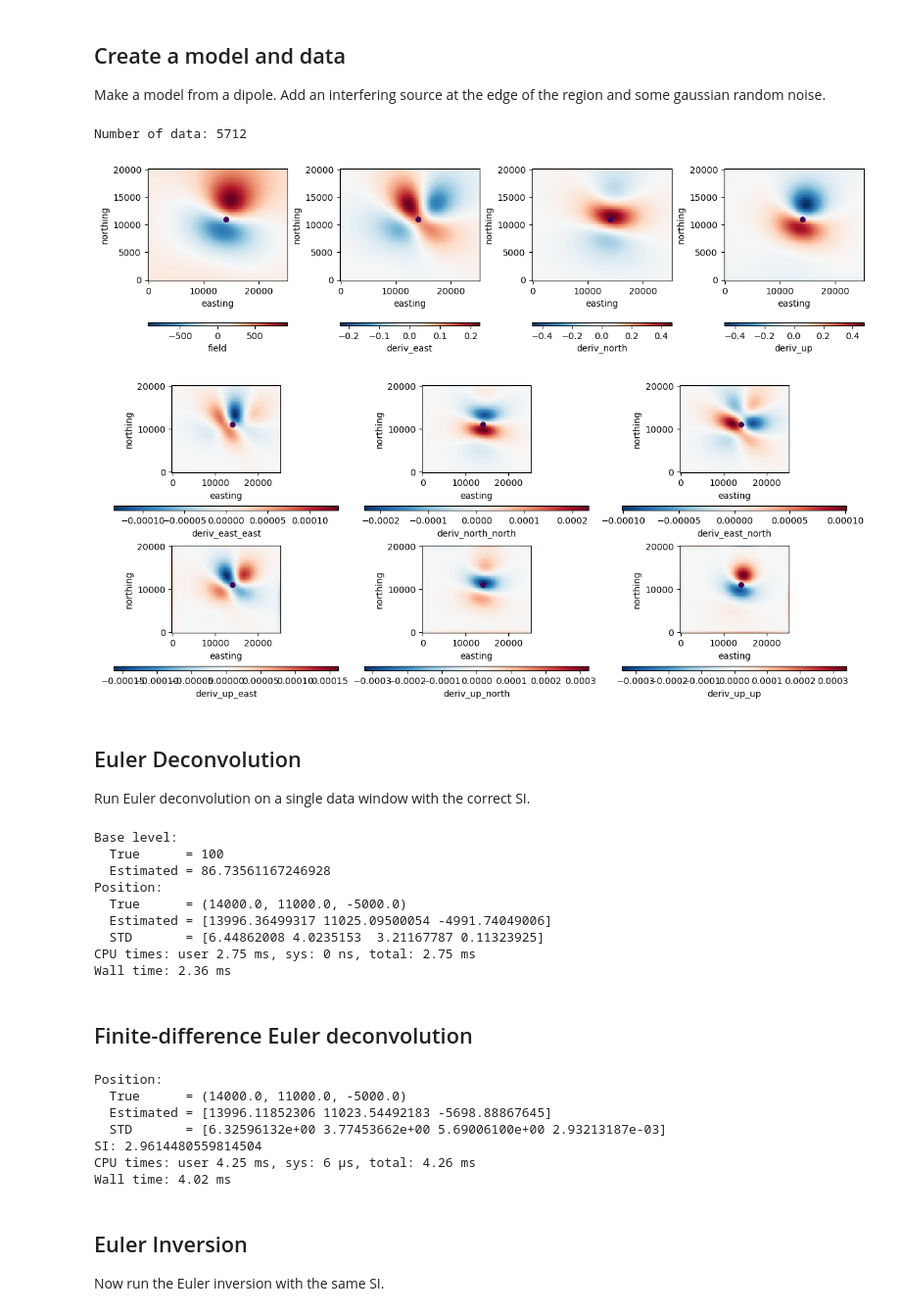
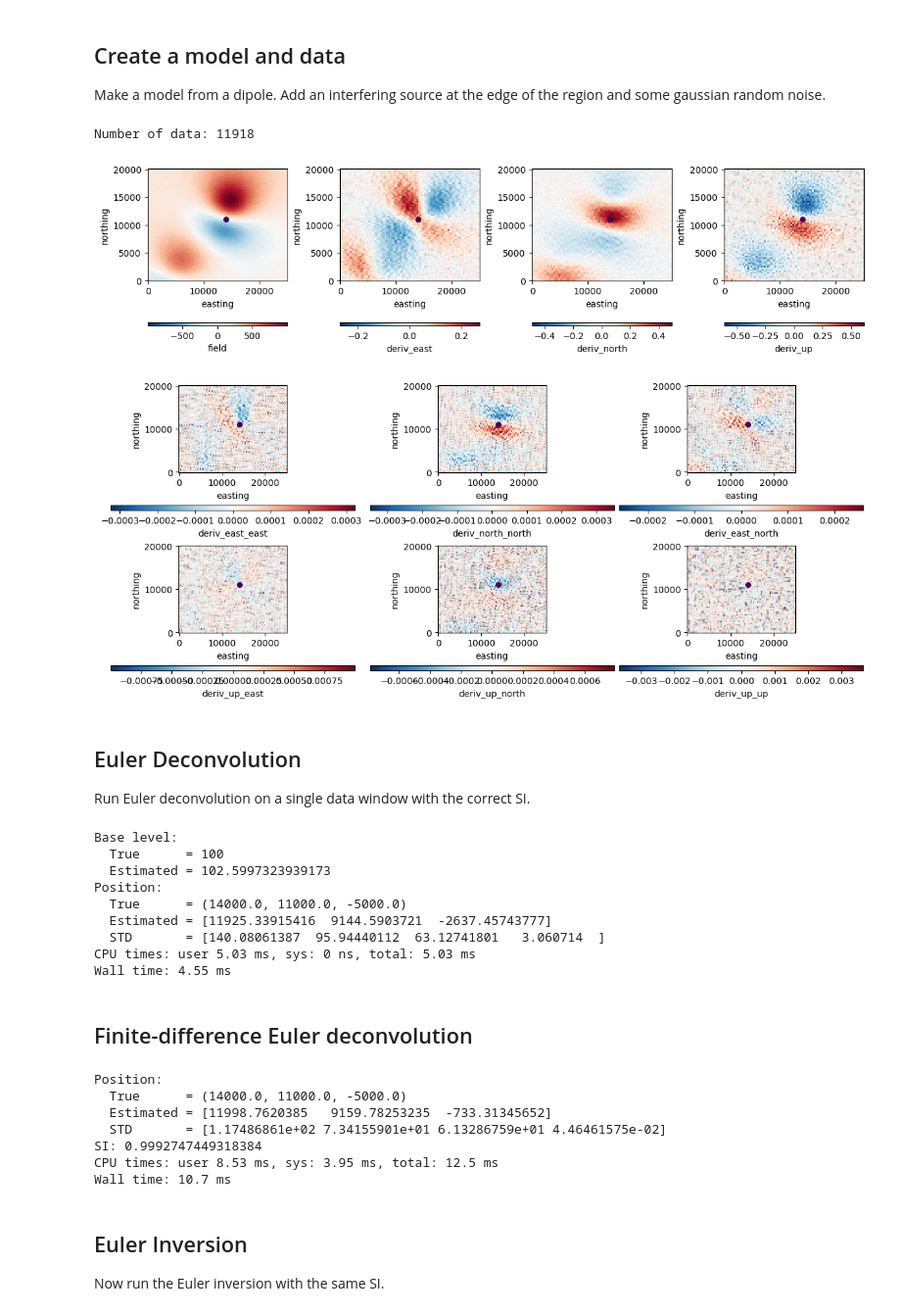
Before and after one commit to compgeolab/euler-inversion, a Jupyter notebook: code/synthetic-proof-of-concept.ipynb, the cells around one changed output. Shown at 98% size. Drawn from its saved outputs; the diff is of its cells as text; code cells hidden in the pictures.

```diff
--- a/code/synthetic-proof-of-concept.ipynb
+++ b/code/synthetic-proof-of-concept.ipynb
@@ -16,7 +16,8 @@ import euler
 
 Make a model from a dipole. Add an interfering source at the edge of the region and some gaussian random noise.
 # %%
-region = [0, 25e3, 0, 20e3]
+region = [-5e3, 30e3, -5e3, 25e3]
+region_crop = [0, 25e3, 0, 20e3]
 coordinates = vd.grid_coordinates(region, spacing=300, extra_coords=800)
 inclination, declination = -30, 15
 base_level = 100
@@ -37,10 +38,10 @@ other = hm.dipole_magnetic(
     magnetic_moments=hm.magnetic_angles_to_vec(2e12, inclination, declination),
     field="b",
 )
-# magnetic_anomaly += sum(b * f for b, f in zip(other, main_field))
+magnetic_anomaly += sum(b * f for b, f in zip(other, main_field))
 
 # Add noise and the base level
-# magnetic_anomaly += np.random.default_rng(42).normal(0, 10, size=magnetic_anomaly.shape)
+magnetic_anomaly += np.random.default_rng(42).normal(0, 10, size=magnetic_anomaly.shape)
 magnetic_anomaly += base_level
 
 print(f"Number of data: {magnetic_anomaly.size}")
@@ -60,35 +61,37 @@ data["deriv_up"] = xrft.unpad(
     hm.derivative_upward(
         xrft.pad(data.field, pad_width, mode="linear_ramp", constant_values=None)
     ),
     pad_width,
 )
 data["deriv_east_east"] = hm.derivative_easting(data.deriv_east)
 data["deriv_north_north"] = hm.derivative_northing(data.deriv_north)
 data["deriv_up_up"] = xrft.unpad(
     hm.derivative_upward(
         xrft.pad(data.field, pad_width, mode="linear_ramp", constant_values=None),
         order=2,
     ),
     pad_width,
 )
 data["deriv_east_north"] = hm.derivative_northing(data.deriv_east)
 data["deriv_up_east"] = hm.derivative_easting(data.deriv_up)
 data["deriv_up_north"] = hm.derivative_northing(data.deriv_up)
 
 # Add back the height
 data = data.assign_coords(height=data.height)
 
+data = data.sel(easting=slice(*region_crop[:2]), northing=slice(*region_crop[2:4]))
+
 fig, axes = plt.subplots(1, 4, figsize=(12, 5), layout="constrained")
 for field, ax in zip(["field", "deriv_east", "deriv_north", "deriv_up"], axes.ravel()):
     data[field].plot.pcolormesh(
         ax=ax, cbar_kwargs=dict(orientation="horizontal", aspect=50)
     )
     ax.set_aspect("equal")
     tmp = ax.scatter(*true_coordinates[:2], c=true_coordinates[2], s=30)
 plt.show()
 # %% [output]
-Number of data: 5712
+Number of data: 11918
-[figure, old version]
+[figure, new version]
 # %%
 fig, axes = plt.subplots(2, 3, figsize=(12, 5), layout="constrained")
 for field, ax in zip(["deriv_east_east", "deriv_north_north", "deriv_east_north", "deriv_up_east", "deriv_up_north", "deriv_up_up", ], axes.ravel()):
@@ -99,7 +102,7 @@ for field, ax in zip(["deriv_east_east", "deriv_north_north", "deriv_east_north"
     tmp = ax.scatter(*true_coordinates[:2], c=true_coordinates[2], s=30)
 plt.show()
 # %% [output]
-[figure, old version]
+[figure, new version]
 # %% [markdown]
 ## Euler Deconvolution
 
@@ -117,13 +120,13 @@ print(f"  STD       = {np.sqrt(np.diag(ed.covariance_))}")
 # %% [output]
 Base level:
   True      = 100
-  Estimated = 86.73561167246928
+  Estimated = 102.5997323939173
 Position:
   True      = (14000.0, 11000.0, -5000.0)
-  Estimated = [13996.36499317 11025.09500054 -4991.74049006]
-  STD       = [6.44862008 4.0235153  3.21167787 0.11323925]
-CPU times: user 2.75 ms, sys: 0 ns, total: 2.75 ms
-Wall time: 2.36 ms
+  Estimated = [11925.33915416  9144.5903721  -2637.45743777]
+  STD       = [140.08061387  95.94440112  63.12741801   3.060714  ]
+CPU times: user 5.03 ms, sys: 0 ns, total: 5.03 ms
+Wall time: 4.55 ms
 # %% [markdown]
 ## Finite-difference Euler deconvolution
 # %%
@@ -137,11 +140,11 @@ print(f"SI: {edfd.structural_index_}")
 # %% [output]
 Position:
   True      = (14000.0, 11000.0, -5000.0)
-  Estimated = [13996.11852306 11023.54492183 -5698.88867645]
-  STD       = [6.32596132e+00 3.77453662e+00 5.69006100e+00 2.93213187e-03]
-SI: 2.9614480559814504
-CPU times: user 4.25 ms, sys: 6 μs, total: 4.26 ms
-Wall time: 4.02 ms
+  Estimated = [11998.7620385   9159.78253235  -733.31345652]
+  STD       = [1.17486861e+02 7.34155901e+01 6.13286759e+01 4.46461575e-02]
+SI: 0.9992747449318384
+CPU times: user 8.53 ms, sys: 3.95 ms, total: 12.5 ms
+Wall time: 10.7 ms
 # %% [markdown]
 ## Euler Inversion
 
```
Also changed, not shown: parts of 5 cells of this notebook.
